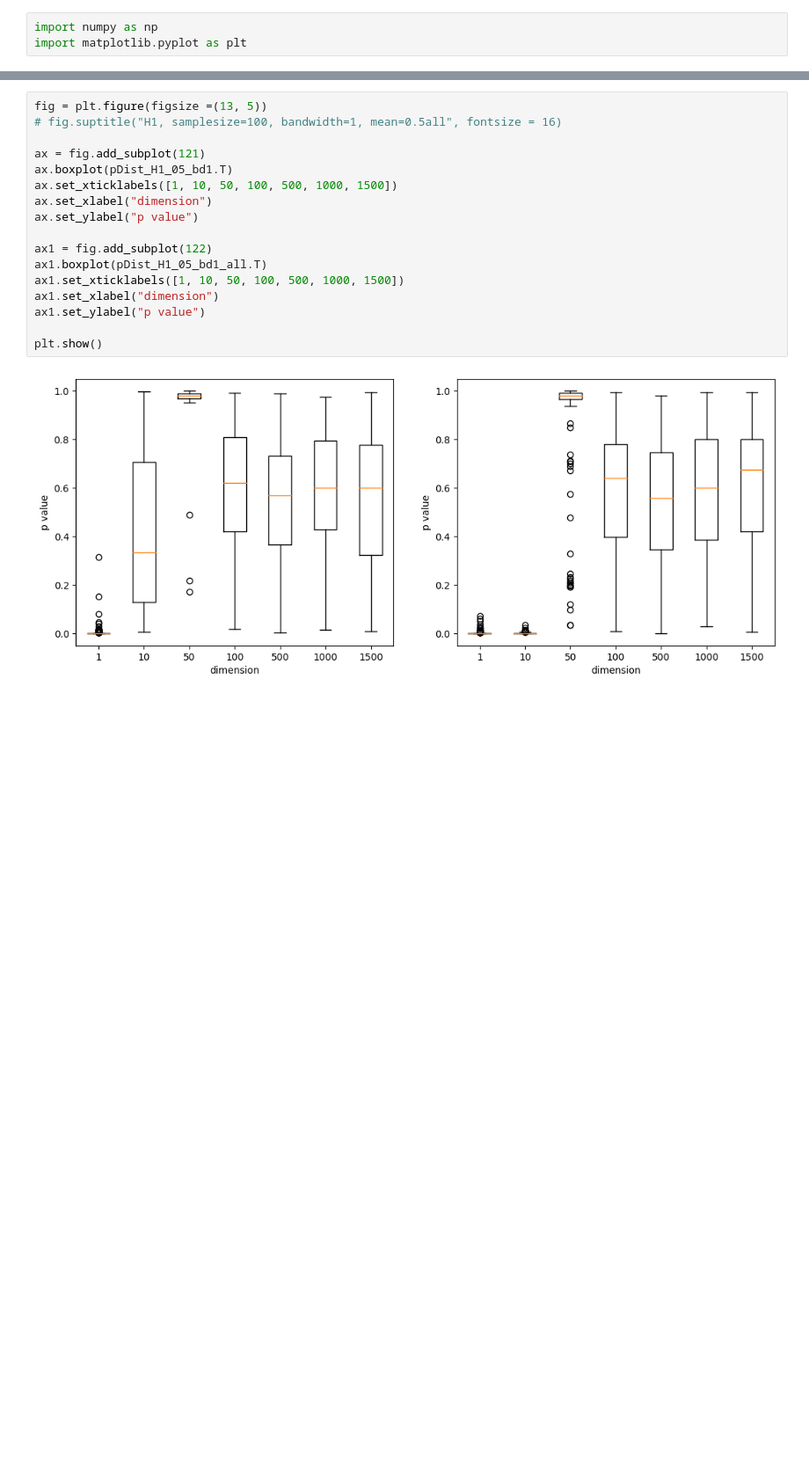
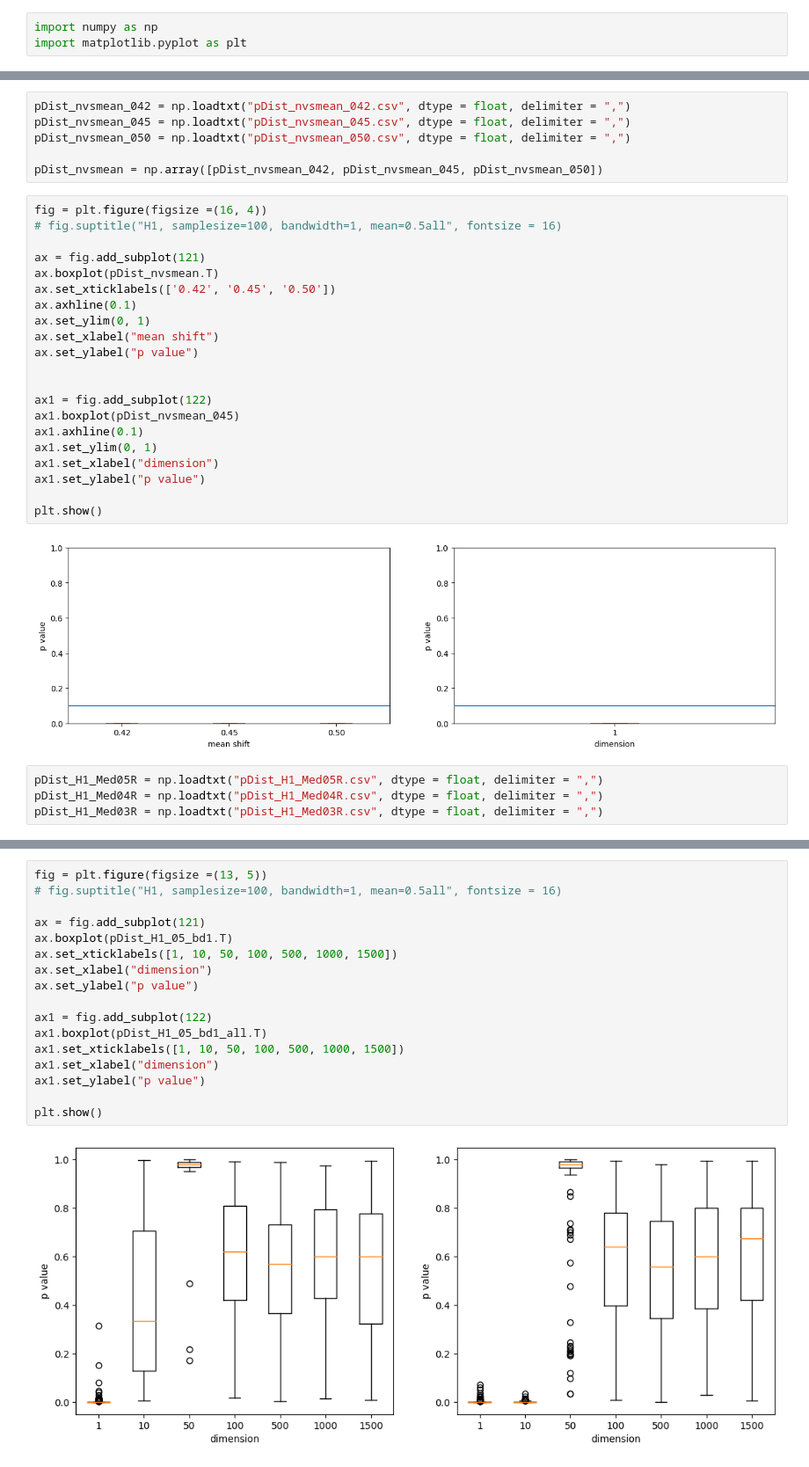
Before and after one commit to RuiziWu/M4Rproject, a Jupyter notebook: 8_thesis1/Results.ipynb, the cells around one changed output, grey strips where cells are left out. Shown: that part at 88% size. Saved outputs shown, nothing was run; the diff lists cells and outputs as text; blank space fills up the shorter version.

```diff
--- a/8_thesis1/Results.ipynb
+++ b/8_thesis1/Results.ipynb
@@ -3,0 +42,33 @@ import matplotlib.pyplot as plt
+# %%
+pDist_nvsmean_042 = np.loadtxt("pDist_nvsmean_042.csv", dtype = float, delimiter = ",")
+pDist_nvsmean_045 = np.loadtxt("pDist_nvsmean_045.csv", dtype = float, delimiter = ",")
+pDist_nvsmean_050 = np.loadtxt("pDist_nvsmean_050.csv", dtype = float, delimiter = ",")
+
+pDist_nvsmean = np.array([pDist_nvsmean_042, pDist_nvsmean_045, pDist_nvsmean_050])
+# %%
+fig = plt.figure(figsize =(16, 4))
+# fig.suptitle("H1, samplesize=100, bandwidth=1, mean=0.5all", fontsize = 16)
+
+ax = fig.add_subplot(121)
+ax.boxplot(pDist_nvsmean.T)
+ax.set_xticklabels(['0.42', '0.45', '0.50'])
+ax.axhline(0.1)
+ax.set_ylim(0, 1)
+ax.set_xlabel("mean shift")
+ax.set_ylabel("p value")
+
+
+ax1 = fig.add_subplot(122)
+ax1.boxplot(pDist_nvsmean_045)
+ax1.axhline(0.1)
+ax1.set_ylim(0, 1)
+ax1.set_xlabel("dimension")
+ax1.set_ylabel("p value")
+
+plt.show()
+# %% [output]
+[figure, added]
+# %%
+pDist_H1_Med05R = np.loadtxt("pDist_H1_Med05R.csv", dtype = float, delimiter = ",")
+pDist_H1_Med04R = np.loadtxt("pDist_H1_Med04R.csv", dtype = float, delimiter = ",")
+pDist_H1_Med03R = np.loadtxt("pDist_H1_Med03R.csv", dtype = float, delimiter = ",")
```
Also changed, not shown: parts of 18 cells of this notebook, 47 other files.
